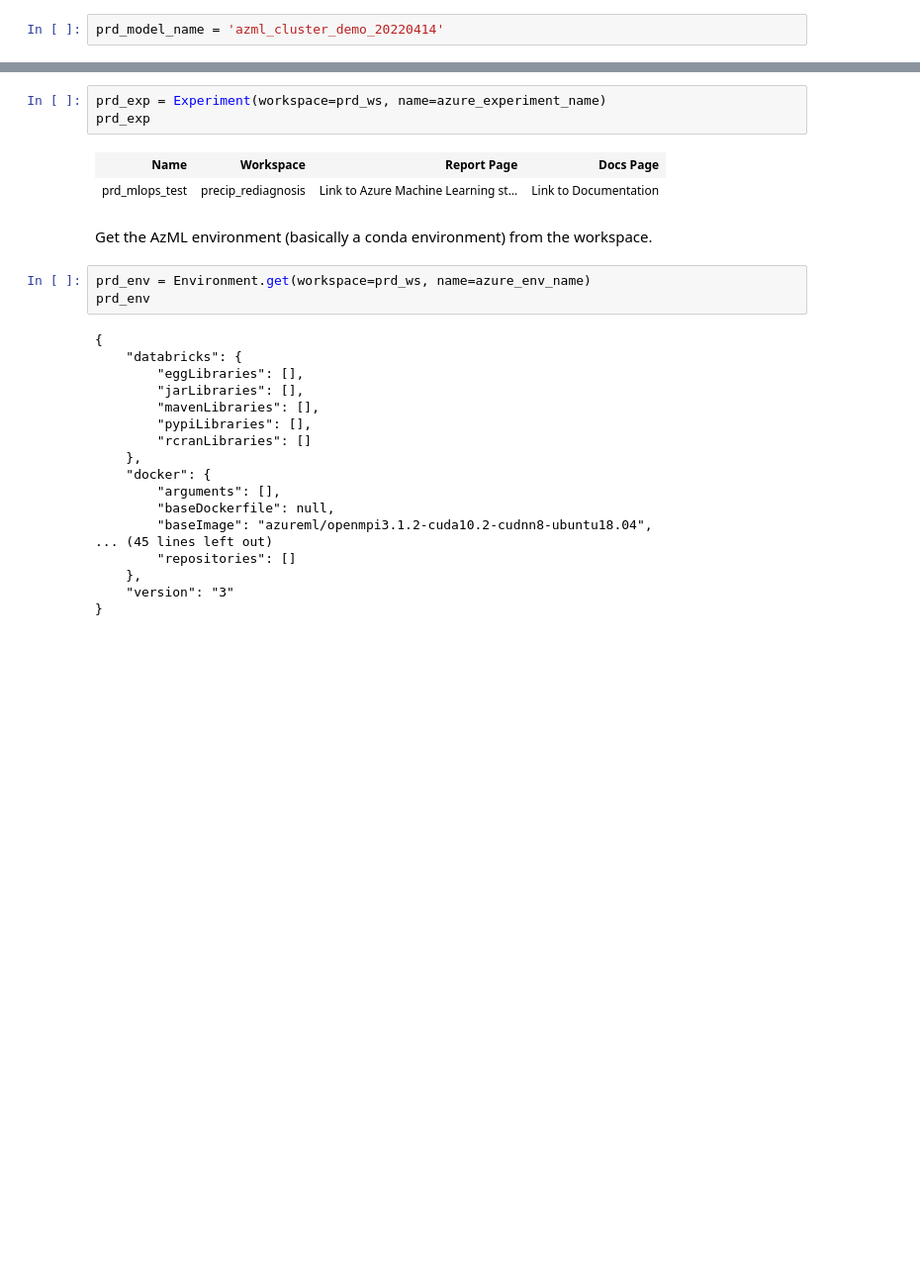
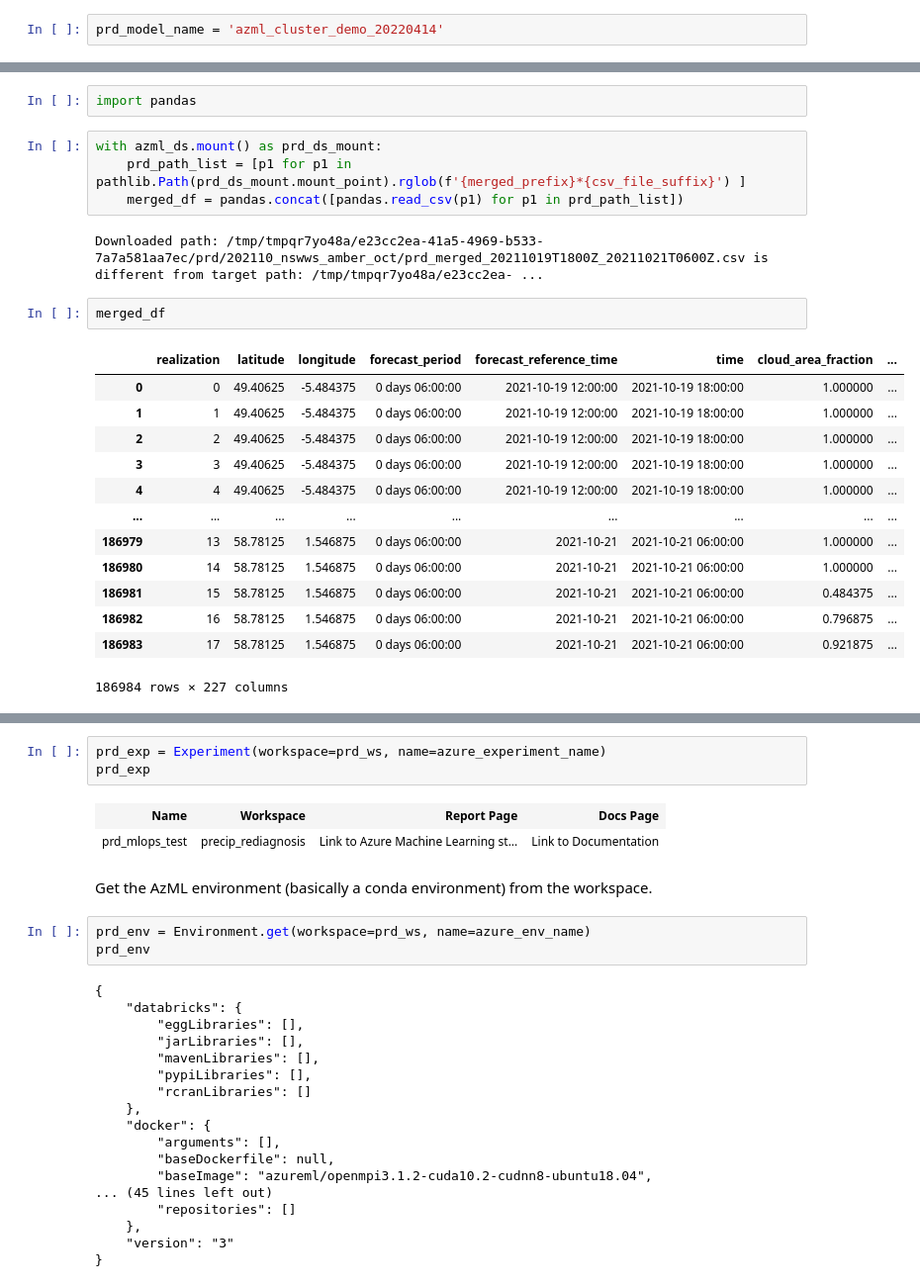
Before and after one commit to informatics-lab/precip_rediagnosis, a Jupyter notebook: model_pipeline/prd_mlops_azml_GPU_demo.ipynb, the cells around one changed output, grey strips where cells are left out. Shown at 99% size. Drawn from its saved outputs; the diff is of its cells as text; blank space fills up the shorter version.

```diff
--- a/model_pipeline/prd_mlops_azml_GPU_demo.ipynb
+++ b/model_pipeline/prd_mlops_azml_GPU_demo.ipynb
@@ -34,0 +63,24 @@ single_lvl_features = ['air_pressure_at_sea_level']
+# %%
+import pandas
+# %%
+with azml_ds.mount() as prd_ds_mount:
+    prd_path_list = [p1 for p1 in pathlib.Path(prd_ds_mount.mount_point).rglob(f'{merged_prefix}*{csv_file_suffix}') ]
+    merged_df = pandas.concat([pandas.read_csv(p1) for p1 in prd_path_list])
+# %% [output]
+Downloaded path: /tmp/tmpqr7yo48a/e23cc2ea-41a5-4969-b533-7a7a581aa7ec/prd/202110_nswws_amber_oct/prd_merged_20211019T1800Z_20211021T0600Z.csv is different from target path: /tmp/tmpqr7yo48a/e23cc2ea- ...
+# %%
+merged_df
+# %% [output]
+|  | realization | latitude | longitude | forecast_period | forecast_reference_time | time | cloud_area_fraction | ... |
+| 0 | 0 | 49.40625 | -5.484375 | 0 days 06:00:00 | 2021-10-19 12:00:00 | 2021-10-19 18:00:00 | 1.000000 | ... |
+| 1 | 1 | 49.40625 | -5.484375 | 0 days 06:00:00 | 2021-10-19 12:00:00 | 2021-10-19 18:00:00 | 1.000000 | ... |
+| 2 | 2 | 49.40625 | -5.484375 | 0 days 06:00:00 | 2021-10-19 12:00:00 | 2021-10-19 18:00:00 | 1.000000 | ... |
+| 3 | 3 | 49.40625 | -5.484375 | 0 days 06:00:00 | 2021-10-19 12:00:00 | 2021-10-19 18:00:00 | 1.000000 | ... |
+| 4 | 4 | 49.40625 | -5.484375 | 0 days 06:00:00 | 2021-10-19 12:00:00 | 2021-10-19 18:00:00 | 1.000000 | ... |
+| ... | ... | ... | ... | ... | ... | ... | ... | ... |
+| 186979 | 13 | 58.78125 | 1.546875 | 0 days 06:00:00 | 2021-10-21 | 2021-10-21 06:00:00 | 1.000000 | ... |
+| 186980 | 14 | 58.78125 | 1.546875 | 0 days 06:00:00 | 2021-10-21 | 2021-10-21 06:00:00 | 1.000000 | ... |
+| 186981 | 15 | 58.78125 | 1.546875 | 0 days 06:00:00 | 2021-10-21 | 2021-10-21 06:00:00 | 0.484375 | ... |
+| 186982 | 16 | 58.78125 | 1.546875 | 0 days 06:00:00 | 2021-10-21 | 2021-10-21 06:00:00 | 0.796875 | ... |
+| 186983 | 17 | 58.78125 | 1.546875 | 0 days 06:00:00 | 2021-10-21 | 2021-10-21 06:00:00 | 0.921875 | ... |
+186984 rows × 227 columns
```
Also changed, not shown: parts of 10 cells of this notebook, 3 other files.
